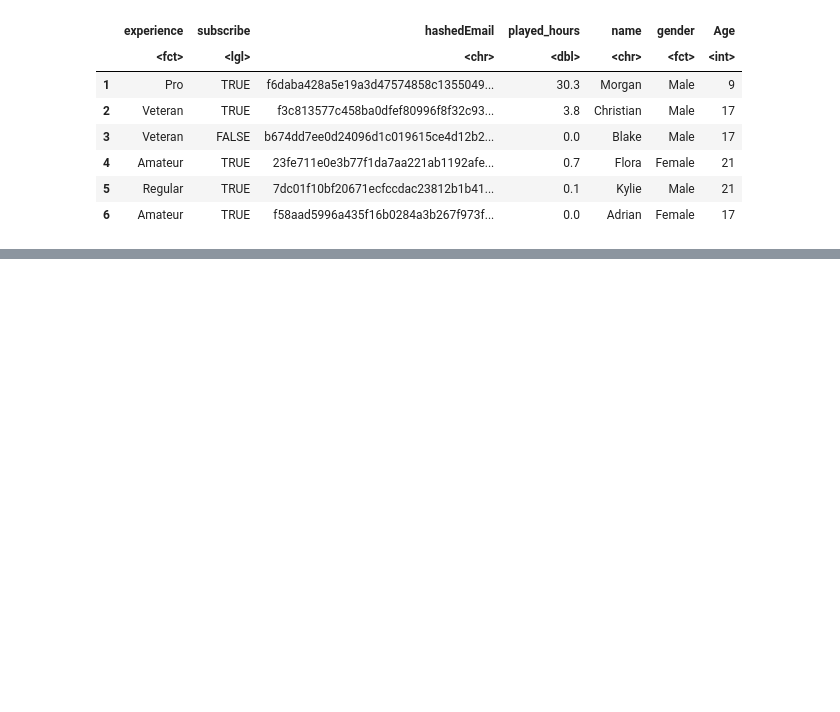
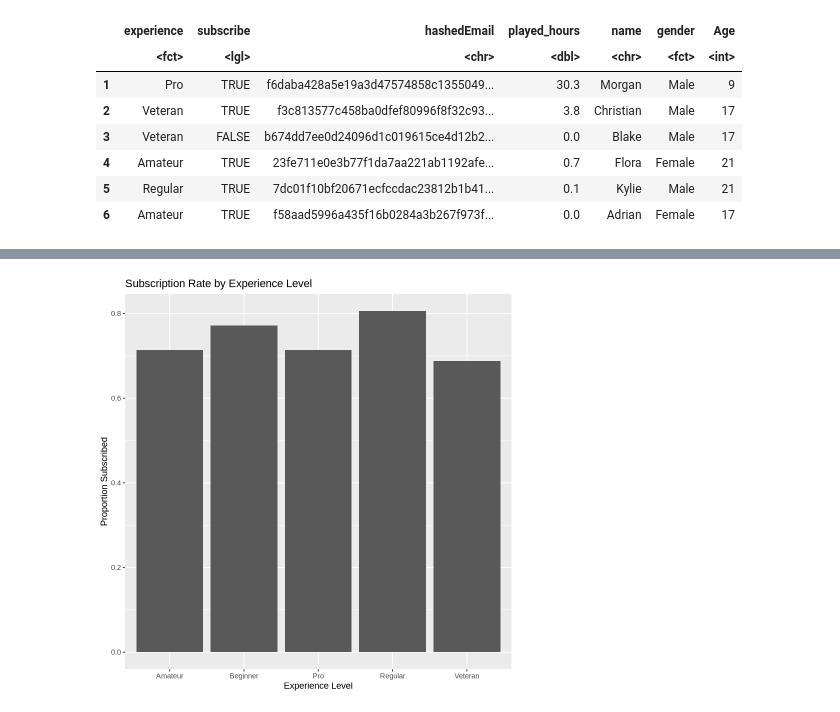
Before and after one commit to Adil-Bee200/Individual-report, a Jupyter notebook: Individual_report.ipynb, the cells around one changed output, grey strips where cells are left out. Cells and saved outputs as stored; diff of their text form; code cells hidden in the pictures; blank space fills up the shorter version.

```diff
--- a/Individual_report.ipynb
+++ b/Individual_report.ipynb
@@ -99,0 +142,11 @@ players_tidy |>
+# %%
+players_tidy |>
+  group_by(experience) |>
+  summarize(prop_subscribe = mean(subscribe)) |>
+  ggplot(aes(x = experience, y = prop_subscribe)) +
+  geom_col() +
+  labs(title = "Subscription Rate by Experience Level",
+       x = "Experience Level",
+       y = "Proportion Subscribed")
+# %% [output]
+[figure, added]
```
Also changed, not shown: parts of 8 cells of this notebook.
